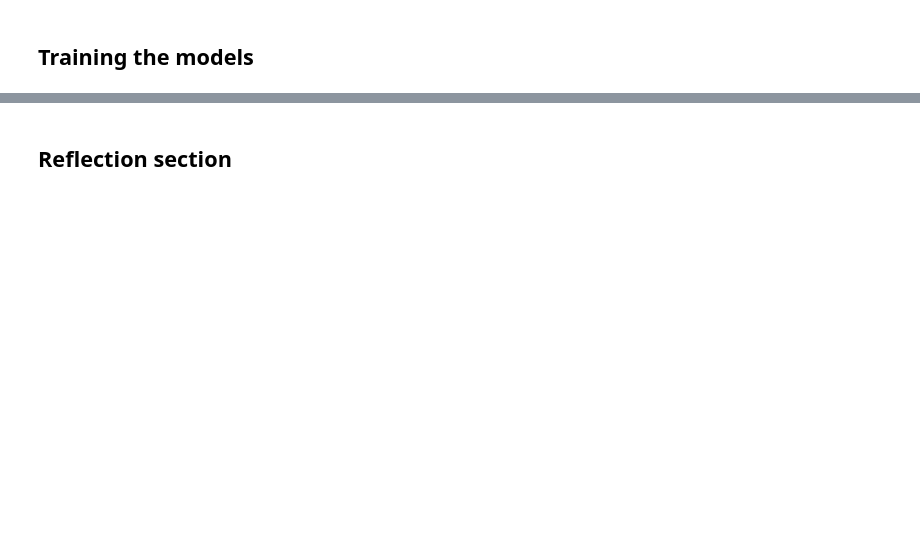
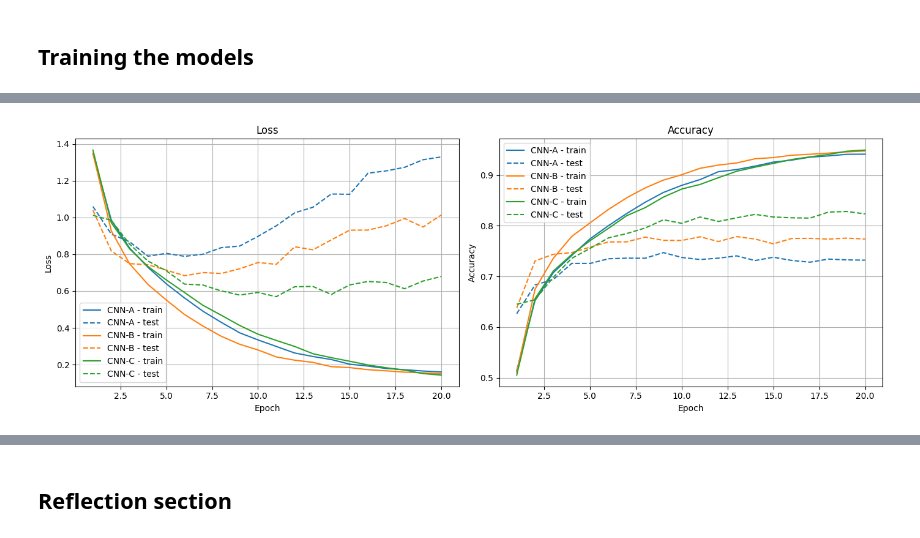
Before and after one commit to edgardlt03/ICO-Trabajos, a Jupyter notebook: Redes_Convolucionales_con_PyTorch.ipynb, the cells around one changed output, grey strips where cells are left out. Saved outputs shown, nothing was run; the diff lists cells and outputs as text; code cells hidden in the pictures; blank space fills up the shorter version.

```diff
--- a/Redes_Convolucionales_con_PyTorch.ipynb
+++ b/Redes_Convolucionales_con_PyTorch.ipynb
@@ -212,0 +218,38 @@ cnn_test_loss, cnn_test_acc = test(model_cnn, test_loader, loss_function)
+# %%
+epochs        = 20
+learning_rate = 1e-3
+loss_function = nn.CrossEntropyLoss()
+# %%
+optimizer_a = Adam(model_a.parameters(), lr=learning_rate)
+res_a = train(model_a, train_loader, test_loader, loss_function, optimizer_a, epochs)
+# %%
+optimizer_b = Adam(model_b.parameters(), lr=learning_rate)
+res_b = train(model_b, train_loader, test_loader, loss_function, optimizer_b, epochs)
+# %%
+optimizer_c = Adam(model_c.parameters(), lr=learning_rate)
+res_c = train(model_c, train_loader, test_loader, loss_function, optimizer_c, epochs)
+# %%
+def plot_learning_curves(results_dict):
+    fig, axes = plt.subplots(1, 2, figsize=(14, 5))
+    colors = ['tab:blue', 'tab:orange', 'tab:green']
+
+    for (name, res), color in zip(results_dict.items(), colors):
+        ep = range(1, len(res['train_loss']) + 1)
+        axes[0].plot(ep, res['train_loss'], '-',  color=color, label=f"{name} - train")
+        axes[0].plot(ep, res['test_loss'],  '--', color=color, label=f"{name} - test")
+        axes[1].plot(ep, res['train_acc'],  '-',  color=color, label=f"{name} - train")
+        axes[1].plot(ep, res['test_acc'],   '--', color=color, label=f"{name} - test")
+
+    for ax, title in zip(axes, ['Loss', 'Accuracy']):
+        ax.set_title(title)
+        ax.set_xlabel('Epoch')
+        ax.set_ylabel(title)
+        ax.legend()
+        ax.grid(True)
+
+    plt.tight_layout()
+    plt.show()
+
+plot_learning_curves({'CNN-A': res_a, 'CNN-B': res_b, 'CNN-C': res_c})
+# %% [output]
+[figure, added]
```
Also changed, not shown: parts of 22 cells of this notebook.
